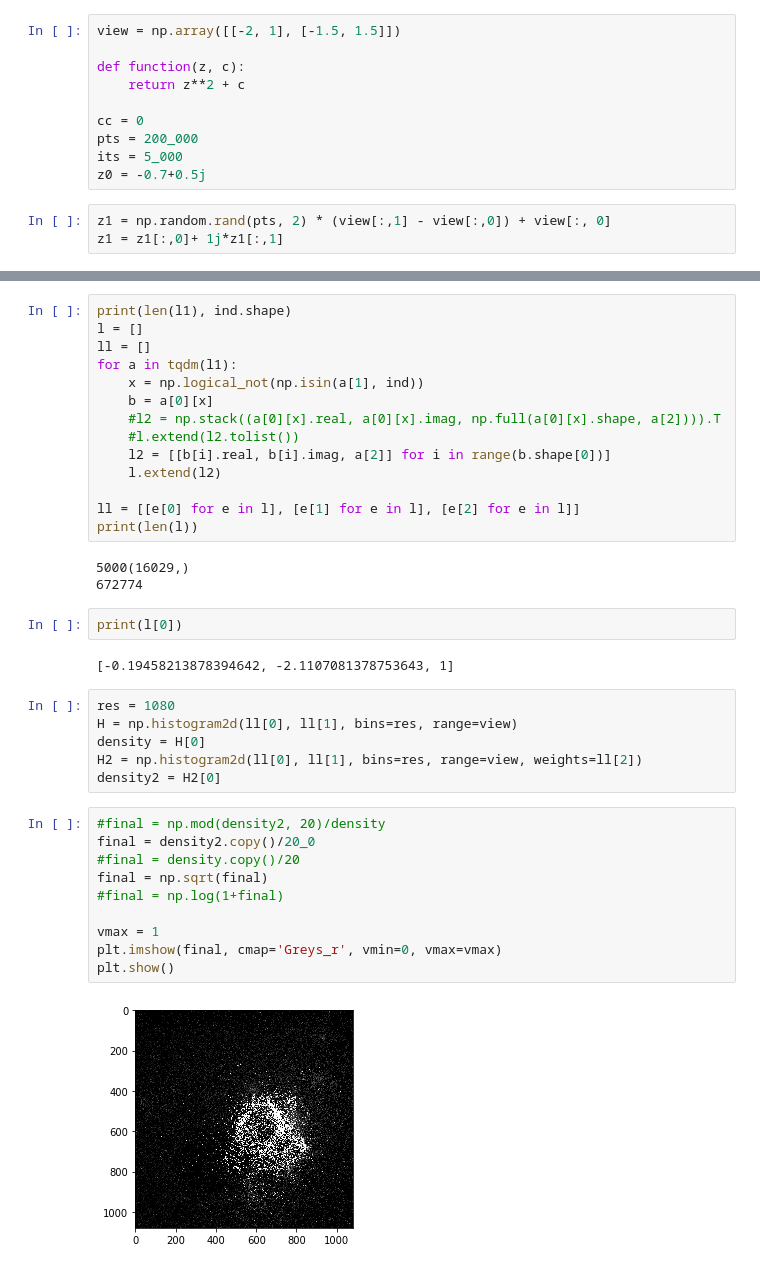
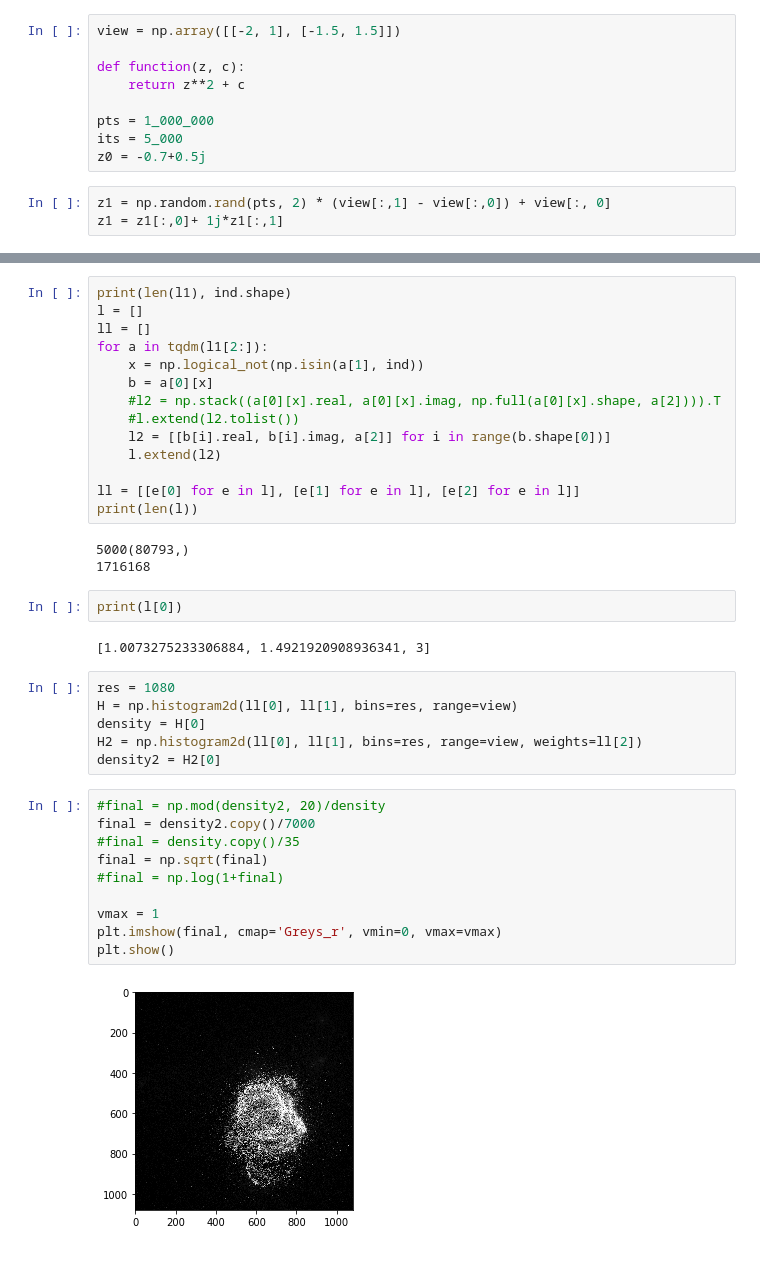
Before and after one commit to timkmecl/python-image-generation, a Jupyter notebook: Buddhabrot/mandelbrot.ipynb, the cells around one changed output, grey strips where cells are left out. Saved outputs shown, nothing was run; the diff lists cells and outputs as text.

```diff
--- a/Buddhabrot/mandelbrot.ipynb
+++ b/Buddhabrot/mandelbrot.ipynb
@@ -11,8 +11,7 @@ view = np.array([[-2, 1], [-1.5, 1.5]])
 def function(z, c):
 	return z**2 + c
 
-cc = 0
-pts = 200_000
+pts = 1_000_000
 its = 5_000
 z0 = -0.7+0.5j
 # %%
@@ -51,7 +49,7 @@ for i in tqdm(range(its)):
 print(len(l1), ind.shape)
 l = []
 ll = []
-for a in tqdm(l1):
+for a in tqdm(l1[2:]):
     x = np.logical_not(np.isin(a[1], ind))
     b = a[0][x]
     #l2 = np.stack((a[0][x].real, a[0][x].imag, np.full(a[0][x].shape, a[2]))).T
@@ -62,12 +60,12 @@ for a in tqdm(l1):
 ll = [[e[0] for e in l], [e[1] for e in l], [e[2] for e in l]]
 print(len(l))
 # %% [output]
-5000(16029,)
-672774
+5000(80793,)
+1716168
 # %%
 print(l[0])
 # %% [output]
-[-0.19458213878394642, -2.1107081378753643, 1]
+[1.0073275233306884, 1.4921920908936341, 3]
 # %%
 res = 1080
 H = np.histogram2d(ll[0], ll[1], bins=res, range=view)
@@ -76,14 +74,14 @@ H2 = np.histogram2d(ll[0], ll[1], bins=res, range=view, weights=ll[2])
 density2 = H2[0]
 # %%
 #final = np.mod(density2, 20)/density
-final = density2.copy()/20_0
-#final = density.copy()/20
+final = density2.copy()/7000
+#final = density.copy()/35
 final = np.sqrt(final)
 #final = np.log(1+final)
 
 vmax = 1
 plt.imshow(final, cmap='Greys_r', vmin=0, vmax=vmax)
 plt.show()
 # %% [output]
-[figure, old version]
+[figure, new version]
 # %%
```
Also changed, not shown: parts of 2 cells of this notebook, 6 other files.
